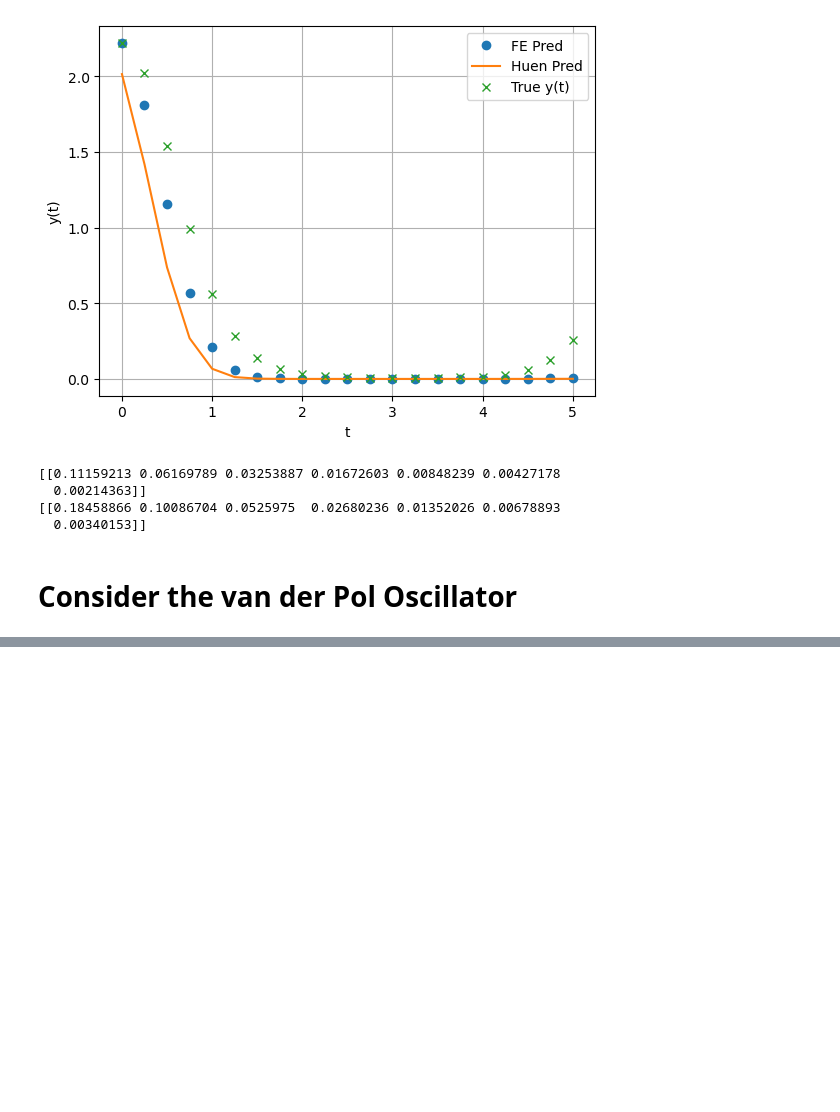
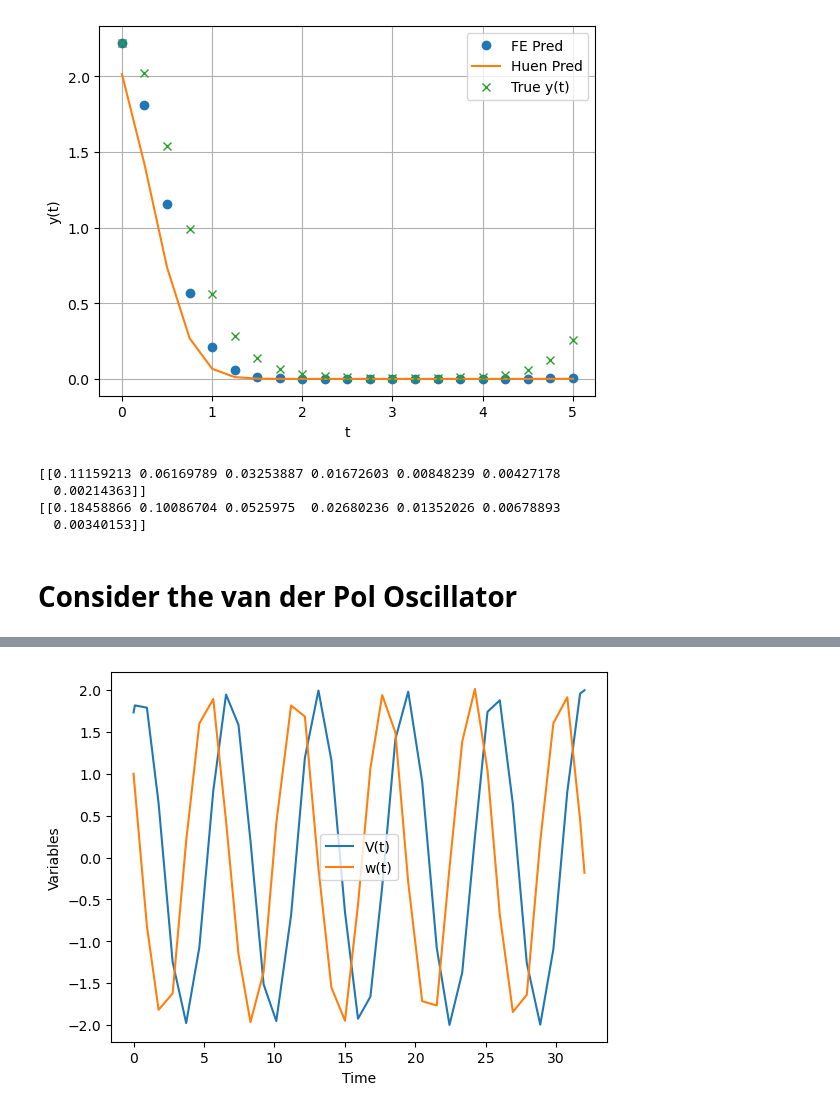
Before and after one commit to ZaratexD/Applied_Math, a Jupyter notebook: solution.ipynb, the cells around one changed output, grey strips where cells are left out. Saved outputs shown, nothing was run; the diff lists cells and outputs as text; code cells hidden in the pictures; blank space fills up the shorter version.

Commit message:
hmmm, it worked for epsilon=0.1 but not sure why storing it in A7 isn't working.
need to also double check values are being good.

```diff
--- a/solution.ipynb
+++ b/solution.ipynb
@@ -209,6 +209,18 @@ def van_der_pol(t, w, epsilon):
 # %%
 # USING FitzHugh Implementation as reference
 
-t_span = np.arange(0, 32.5, 0.5)
-
-sol = solve_ivp(van_der_pol, t_span)
+t_eval = np.arange(0, 32.5, 0.5)
+w0 = [np.sqrt(3.0), 1.0]
+epsilon = 0.1
+#print(t_span[-1])
+vdp_solutions = []
+for epsilon in [0.1, 1.0, 20.0]:
+    sol = solve_ivp(
+        van_der_pol,
+        args=(epsilon,),
+        t_span=(float(t_eval[0]), float(t_eval[-1])),
+        y0=w0,
+        #method='LSODA',
+    )
+    vdp_solutions.append(sol.y[0]) # sol.y[0] should be y(t)
+A7 = np.column_stack(vdp_solutions)
@@ -214,0 +246,9 @@ sol = solve_ivp(van_der_pol, t_span)
+# %%
+plt.plot(sol.t, sol.y[0], label='V(t)')
+plt.plot(sol.t, sol.y[1], label='w(t)')
+plt.legend()
+plt.xlabel('Time')
+plt.ylabel('Variables')
+plt.show()
+# %% [output]
+[figure, added]
```
Also changed, not shown: parts of 1 cell of this notebook.
